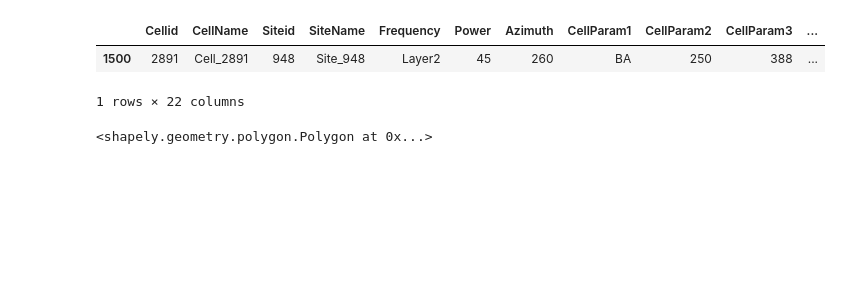
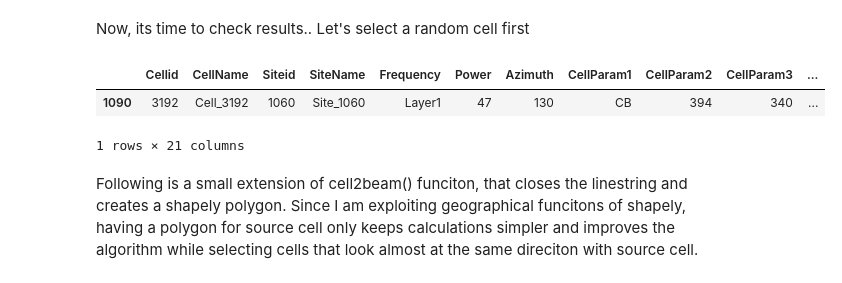
Before and after one commit to capwinters/networkcon, a Jupyter notebook: son_demo.ipynb, the cells around one changed output. Cells and saved outputs as stored; diff of their text form; code cells hidden in the pictures; blank space fills up the shorter version.

```diff
--- a/son_demo.ipynb
+++ b/son_demo.ipynb
@@ -57,12 +92,12 @@ def cell2line(lat, lon, azimuth, radius):
+# %%
+radius=3000
+plot_radius=200
+theta=60
 # %%
-radius=3000
-plot_radius=100
-theta=60
-
-network["line"] = network.apply(lambda row: cell2line(row.Latitude, row.Longitude, row.Azimuth, radius), axis=1)
 network["toplot"] = network.apply(lambda row: cell2line(row.Latitude, row.Longitude, row.Azimuth, plot_radius), axis=1)
 
-gpd.GeoDataFrame(network, geometry='toplot').plot()
+ax=gpd.GeoDataFrame(network, geometry='toplot').plot()
+ax.set_title("Visualisation of cells as Linestring objects (length=200 meter)")
 # %% [output]
 [interactive output not drawn]
 [interactive output not drawn]
@@ -124,10 +197,16 @@ def relativeazimuth(lat1, lon1, az1, lat2, lon2, az2):
+# %% [markdown]
+Now, its time to check results.. Let's select a random cell first
 # %%
-origin = gpd.GeoDataFrame(network, geometry='beam').iloc[[1500]]
+from random import randint
+origin = gpd.GeoDataFrame(network, geometry='beam').iloc[[randint(0, 1500)]]
 origin
 # %% [output]
 |  | Cellid | CellName | Siteid | SiteName | Frequency | Power | Azimuth | CellParam1 | CellParam2 | CellParam3 | ... |
-| 1500 | 2891 | Cell_2891 | 948 | Site_948 | Layer2 | 45 | 260 | BA | 250 | 388 | ... |
+| 1090 | 3192 | Cell_3192 | 1060 | Site_1060 | Layer1 | 47 | 130 | CB | 394 | 340 | ... |
-1 rows × 22 columns
+1 rows × 21 columns
+# %% [markdown]
+Following is a small extension of cell2beam() funciton, that closes the linestring and creates a shapely polygon.
+Since I am exploiting geographical funcitons of shapely, having a polygon for source cell only keeps calculations simpler and improves the algorithm while selecting cells that look almost at the same direciton with source cell.
 # %%
 def cell2poly(lat, lon, azimuth, radius, theta):
     '''Creates a LineString object in thre direction of
@@ -142,6 +221,3 @@ def cell2poly(lat, lon, azimuth, radius, theta):
                         ,lat + radius*math.sin((azimuth+theta/2)*math.pi/180)/lat_scale)])
 # %%
 beam = cell2poly(origin.Latitude, origin.Longitude, origin.Azimuth, radius, theta)
-beam
-# %% [output]
-<shapely.geometry.polygon.Polygon at 0x...>
```
Also changed, not shown: parts of 26 cells of this notebook, 3 other files.
